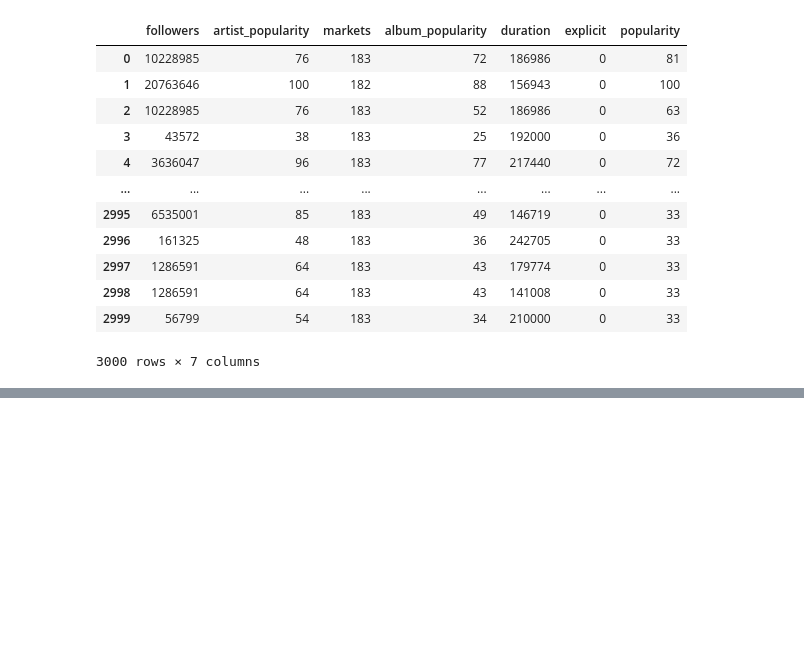
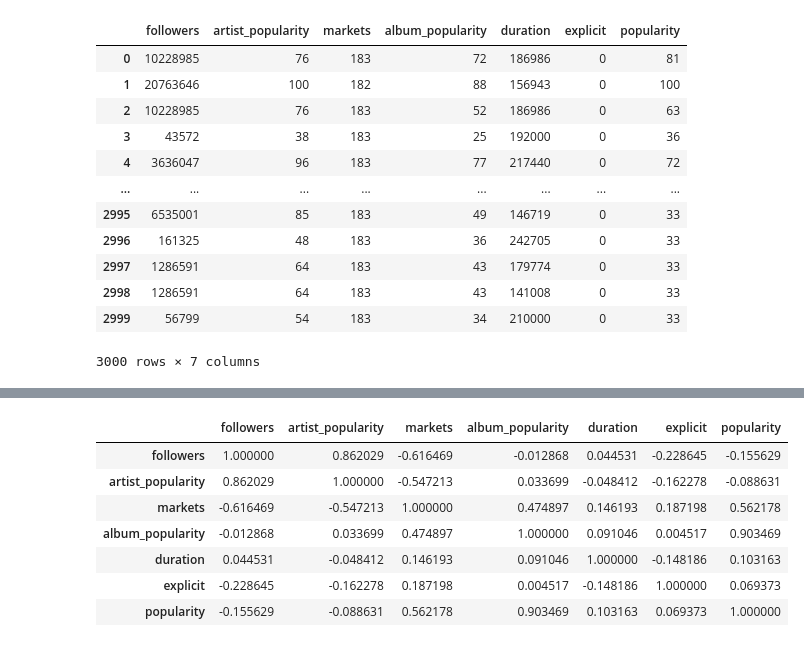
Before and after one commit to quytrungg/Final_Project_CSC14119, a Jupyter notebook: songs_data_exploration.ipynb, the cells around one changed output, grey strips where cells are left out. Cells and saved outputs as stored; diff of their text form; code cells hidden in the pictures; blank space fills up the shorter version.

```diff
--- a/songs_data_exploration.ipynb
+++ b/songs_data_exploration.ipynb
@@ -208,0 +179,11 @@ raw_data_np[:, 2].min(), raw_data_np[:, 2].max()
+# %%
+model_data.corr(method='spearman')
+# %% [output]
+|  | followers | artist_popularity | markets | album_popularity | duration | explicit | popularity |
+| followers | 1.000000 | 0.862029 | -0.616469 | -0.012868 | 0.044531 | -0.228645 | -0.155629 |
+| artist_popularity | 0.862029 | 1.000000 | -0.547213 | 0.033699 | -0.048412 | -0.162278 | -0.088631 |
+| markets | -0.616469 | -0.547213 | 1.000000 | 0.474897 | 0.146193 | 0.187198 | 0.562178 |
+| album_popularity | -0.012868 | 0.033699 | 0.474897 | 1.000000 | 0.091046 | 0.004517 | 0.903469 |
+| duration | 0.044531 | -0.048412 | 0.146193 | 0.091046 | 1.000000 | -0.148186 | 0.103163 |
+| explicit | -0.228645 | -0.162278 | 0.187198 | 0.004517 | -0.148186 | 1.000000 | 0.069373 |
+| popularity | -0.155629 | -0.088631 | 0.562178 | 0.903469 | 0.103163 | 0.069373 | 1.000000 |
```
Also changed, not shown: parts of 11 cells of this notebook, 1 other file.
